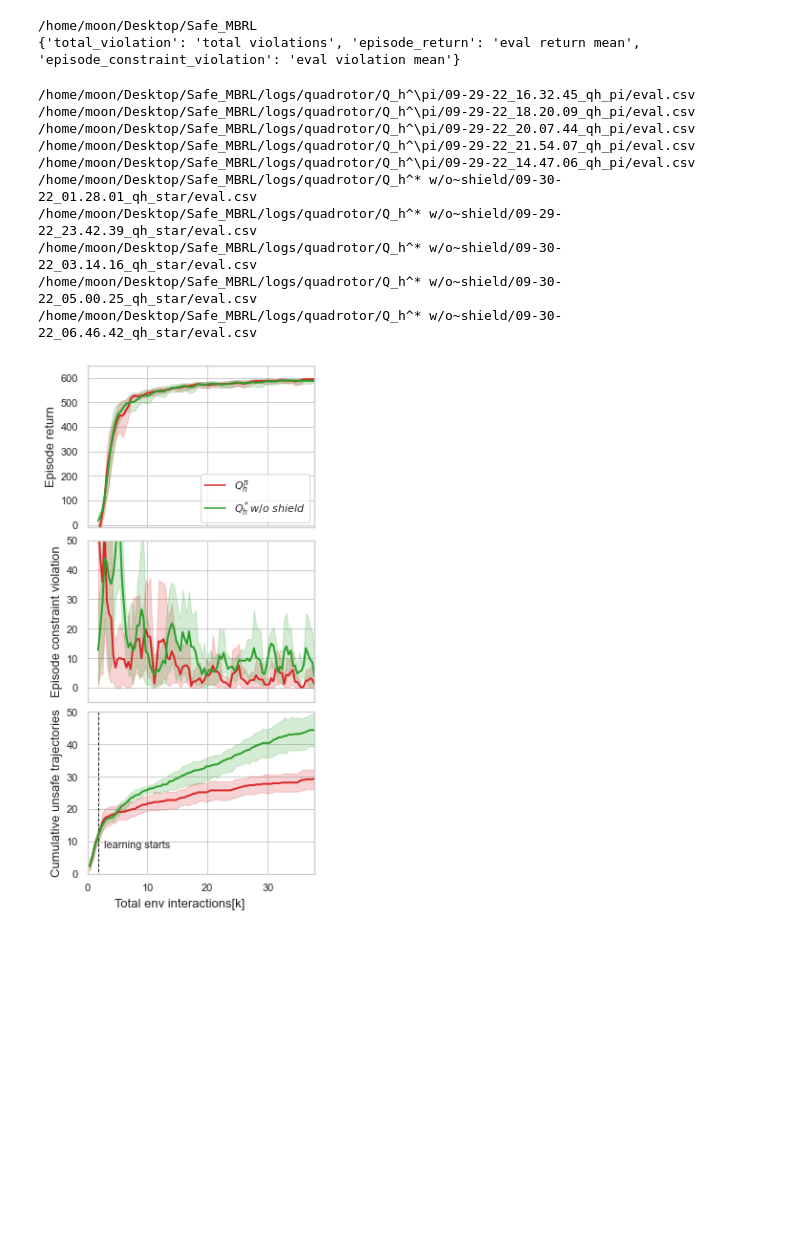
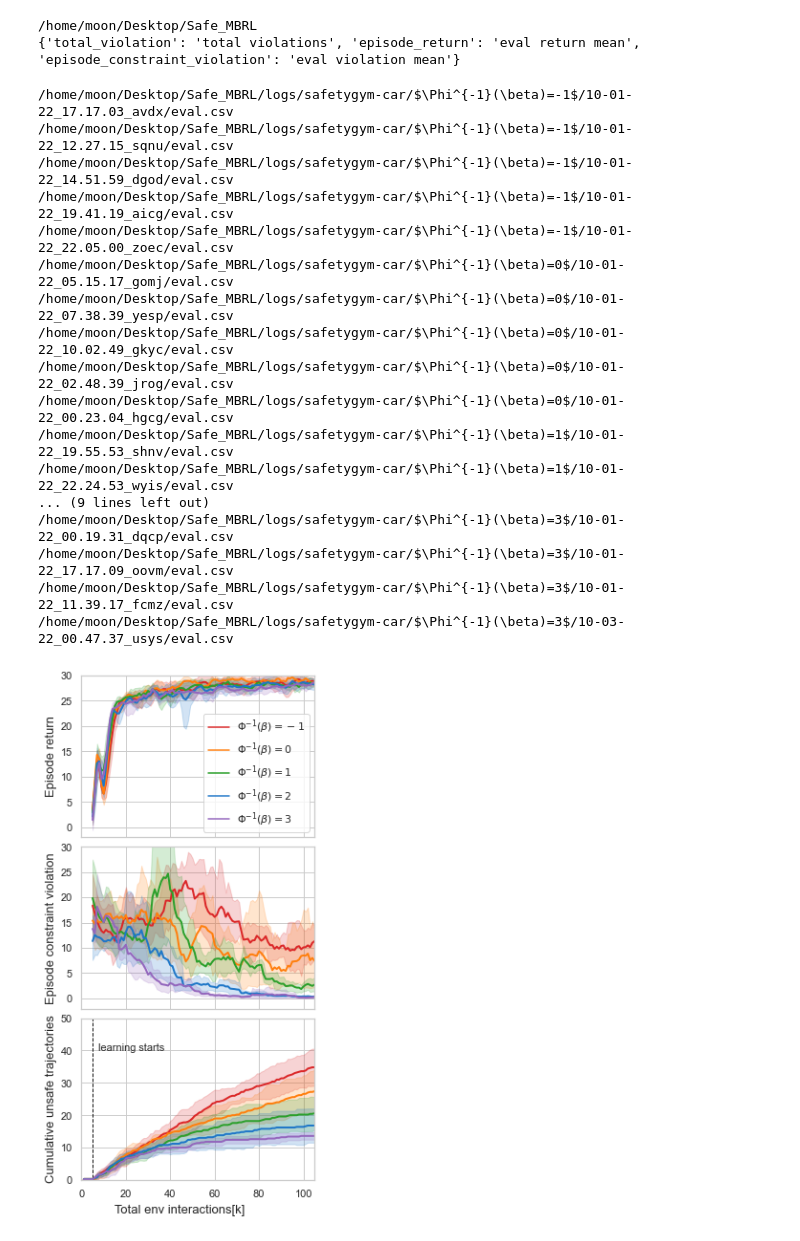
Before and after one commit to ManUtdMoon/Distributional-Reachability-Policy-Optimization, a Jupyter notebook: src/viz_curves.ipynb, the cells around one changed output. Saved outputs shown, nothing was run; the diff lists cells and outputs as text; code cells hidden in the pictures; blank space fills up the shorter version.

Commit message:
add legend names in viz code for ablation study

```diff
--- a/src/viz_curves.ipynb
+++ b/src/viz_curves.ipynb
@@ -31,7 +31,7 @@ sns.set_palette(
     np.array(
         [
             [219, 39, 40],  # red
-            # [255, 127, 14], # orange
+            [255, 127, 14], # orange
             [44, 160, 44],  # green
             [31, 119, 200],  # blue
             [148, 103, 189], # purple
@@ -81,12 +81,12 @@ ylim_dict = {
     },
     'episode_constraint_violation': {
         'safetygym-point': [-2, 30],
-        'safetygym-car': [-2, 20],
+        'safetygym-car': [-2, 30],
         'quadrotor': [-5, 50],
         'cartpole-move': [-2, 20]
     },
     'total_violation': {
-        'safetygym-car': [0, 10],
+        'safetygym-car': [0, 50],
         'quadrotor': [0, 50],
     }
 }
@@ -158,7 +158,10 @@ print(tag2csv_col)
 # %%
 def help_func():
     tag2plot = ['episode_return', 'episode_constraint_violation', 'total_violation']
-    alg_list = ['Q_h^\pi', 'Q_h^* w/o~shield'] #'Qh_star'
+    # ['DRPO-vanilla', 'DRPO-uncertainty only', 'DRPO-shield only', 'DRPO']
+    # [r'$\Phi^{-1}(\beta)=-1$', r'$\Phi^{-1}(\beta)=0$', r'$\Phi^{-1}(\beta)=1$', r'$\Phi^{-1}(\beta)=2$', r'$\Phi^{-1}(\beta)=3$',]
+    # [r'$Z_\beta(s,a;\pi)$', r'$Z_\beta(s,a;\pi_h)~(ours)$',]
+    alg_list = [r'$\Phi^{-1}(\beta)=-1$', r'$\Phi^{-1}(\beta)=0$', r'$\Phi^{-1}(\beta)=1$', r'$\Phi^{-1}(\beta)=2$', r'$\Phi^{-1}(\beta)=3$',]
     result_dir = PROJ_DIR / 'logs'
     return tag2plot, alg_list, result_dir
 
@@ -212,7 +215,7 @@ def plot_eval_results_of_all_alg_n_runs(task):
                 'steps sampled',
                 (buffer_min + np.arange(0, steps_per_epoch*epochs + 1, steps_per_epoch)) / 1e3
             )
-            df_eval.insert(len(df_eval.columns), 'algorithm', '$'+alg+'$')
+            df_eval.insert(len(df_eval.columns), 'algorithm', alg)
             df_eval.insert(len(df_eval.columns), 'run_idx', run_idx)
 
             select_row = df_train.loc[:, 'steps sampled'] % steps_per_epoch == 0
@@ -224,7 +227,7 @@ def plot_eval_results_of_all_alg_n_runs(task):
             # add insterested columns (tag)
             for tag in tag2plot:
                 if is_eval_metric(tag):
-                    df_eval.insert(len(df_eval.columns), tag, smooth(df_eval.loc[:, tag2csv_col[tag]].tolist(), sm=4))
+                    df_eval.insert(len(df_eval.columns), tag, smooth(df_eval.loc[:, tag2csv_col[tag]].tolist(), sm=10 if tag == 'episode_constraint_violation' else 3))
                 else:
                     df_train.insert(
                         len(df_train.columns), tag,
@@ -252,50 +255,57 @@ def plot_eval_results_of_all_alg_n_runs(task):
     for i, tag in enumerate(tag2plot):
         if i == 2: # total violations
             axes[i].plot([buffer_min / 1e3, buffer_min / 1e3], [-1, 1e3], '--k', linewidth=1)
-            plt.text((buffer_min*1.5) / 1e3, 8, 'learning starts', fontsize=fontsize-2)
+            plt.text((buffer_min*1.5) / 1e3, 40, 'learning starts', fontsize=fontsize-2)
         sns.lineplot(
             x="steps sampled",
             y=tag,
             hue="algorithm",
             data=total_eval_df if is_eval_metric(tag) else total_train_df,
             ax=axes[i],
             linewidth=2,
-            # errorbar='sd'
+            errorbar='sd' if tag == 'total_violation' else ('ci', 95)
         )
         axes[i].set_xlabel("")
         axes[i].set_ylabel(tag_name_dict[tag], fontsize=fontsize)
         ylim_range = ylim_dict[tag].get(task, None)
         if ylim_range:
             axes[i].set_ylim(ylim_range)
         axes[i].set_xlim(xlim_dict[task])
 
         handles, labels = axes[i].get_legend_handles_labels()
         axes[i].legend()
         if i != 0:
             axes[i].get_legend().remove()
         axes[i].tick_params(labelsize=fontsize-2)
 
     if (PROJ_DIR / 'viz_curves').is_dir():
         pass
     else:
         (PROJ_DIR / 'viz_curves').mkdir()
     plt.savefig(str(PROJ_DIR)+'/viz_curves/'+task+'.pdf', bbox_inches='tight', dpi=300.0)
 
 
-plot_eval_results_of_all_alg_n_runs('quadrotor')
+plot_eval_results_of_all_alg_n_runs('safetygym-car')
 #
 # %% [output]
-/home/moon/Desktop/Safe_MBRL/logs/quadrotor/Q_h^\pi/09-29-22_16.32.45_qh_pi/eval.csv
-/home/moon/Desktop/Safe_MBRL/logs/quadrotor/Q_h^\pi/09-29-22_18.20.09_qh_pi/eval.csv
-/home/moon/Desktop/Safe_MBRL/logs/quadrotor/Q_h^\pi/09-29-22_20.07.44_qh_pi/eval.csv
-/home/moon/Desktop/Safe_MBRL/logs/quadrotor/Q_h^\pi/09-29-22_21.54.07_qh_pi/eval.csv
-/home/moon/Desktop/Safe_MBRL/logs/quadrotor/Q_h^\pi/09-29-22_14.47.06_qh_pi/eval.csv
-/home/moon/Desktop/Safe_MBRL/logs/quadrotor/Q_h^* w/o~shield/09-30-22_01.28.01_qh_star/eval.csv
-/home/moon/Desktop/Safe_MBRL/logs/quadrotor/Q_h^* w/o~shield/09-29-22_23.42.39_qh_star/eval.csv
-/home/moon/Desktop/Safe_MBRL/logs/quadrotor/Q_h^* w/o~shield/09-30-22_03.14.16_qh_star/eval.csv
-/home/moon/Desktop/Safe_MBRL/logs/quadrotor/Q_h^* w/o~shield/09-30-22_05.00.25_qh_star/eval.csv
-/home/moon/Desktop/Safe_MBRL/logs/quadrotor/Q_h^* w/o~shield/09-30-22_06.46.42_qh_star/eval.csv
+/home/moon/Desktop/Safe_MBRL/logs/safetygym-car/$\Phi^{-1}(\beta)=-1$/10-01-22_17.17.03_avdx/eval.csv
+/home/moon/Desktop/Safe_MBRL/logs/safetygym-car/$\Phi^{-1}(\beta)=-1$/10-01-22_12.27.15_sqnu/eval.csv
+/home/moon/Desktop/Safe_MBRL/logs/safetygym-car/$\Phi^{-1}(\beta)=-1$/10-01-22_14.51.59_dgod/eval.csv
+/home/moon/Desktop/Safe_MBRL/logs/safetygym-car/$\Phi^{-1}(\beta)=-1$/10-01-22_19.41.19_aicg/eval.csv
+/home/moon/Desktop/Safe_MBRL/logs/safetygym-car/$\Phi^{-1}(\beta)=-1$/10-01-22_22.05.00_zoec/eval.csv
+/home/moon/Desktop/Safe_MBRL/logs/safetygym-car/$\Phi^{-1}(\beta)=0$/10-01-22_05.15.17_gomj/eval.csv
+/home/moon/Desktop/Safe_MBRL/logs/safetygym-car/$\Phi^{-1}(\beta)=0$/10-01-22_07.38.39_yesp/eval.csv
+/home/moon/Desktop/Safe_MBRL/logs/safetygym-car/$\Phi^{-1}(\beta)=0$/10-01-22_10.02.49_gkyc/eval.csv
+/home/moon/Desktop/Safe_MBRL/logs/safetygym-car/$\Phi^{-1}(\beta)=0$/10-01-22_02.48.39_jrog/eval.csv
+/home/moon/Desktop/Safe_MBRL/logs/safetygym-car/$\Phi^{-1}(\beta)=0$/10-01-22_00.23.04_hgcg/eval.csv
+/home/moon/Desktop/Safe_MBRL/logs/safetygym-car/$\Phi^{-1}(\beta)=1$/10-01-22_19.55.53_shnv/eval.csv
+/home/moon/Desktop/Safe_MBRL/logs/safetygym-car/$\Phi^{-1}(\beta)=1$/10-01-22_22.24.53_wyis/eval.csv
+... (9 lines left out)
+/home/moon/Desktop/Safe_MBRL/logs/safetygym-car/$\Phi^{-1}(\beta)=3$/10-01-22_00.19.31_dqcp/eval.csv
+/home/moon/Desktop/Safe_MBRL/logs/safetygym-car/$\Phi^{-1}(\beta)=3$/10-01-22_17.17.09_oovm/eval.csv
+/home/moon/Desktop/Safe_MBRL/logs/safetygym-car/$\Phi^{-1}(\beta)=3$/10-01-22_11.39.17_fcmz/eval.csv
+/home/moon/Desktop/Safe_MBRL/logs/safetygym-car/$\Phi^{-1}(\beta)=3$/10-03-22_00.47.37_usys/eval.csv
-[figure, old version]
+[figure, new version]
 # %%
 all_fonts = sorted([f.name for f in fm.fontManager.ttflist])
 all_fonts
```
Also changed, not shown: parts of 1 cell of this notebook.
